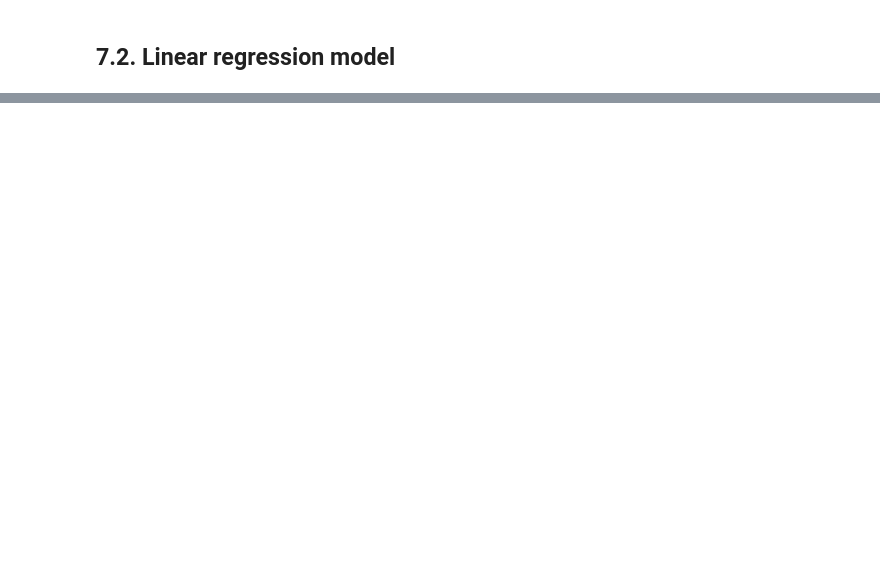
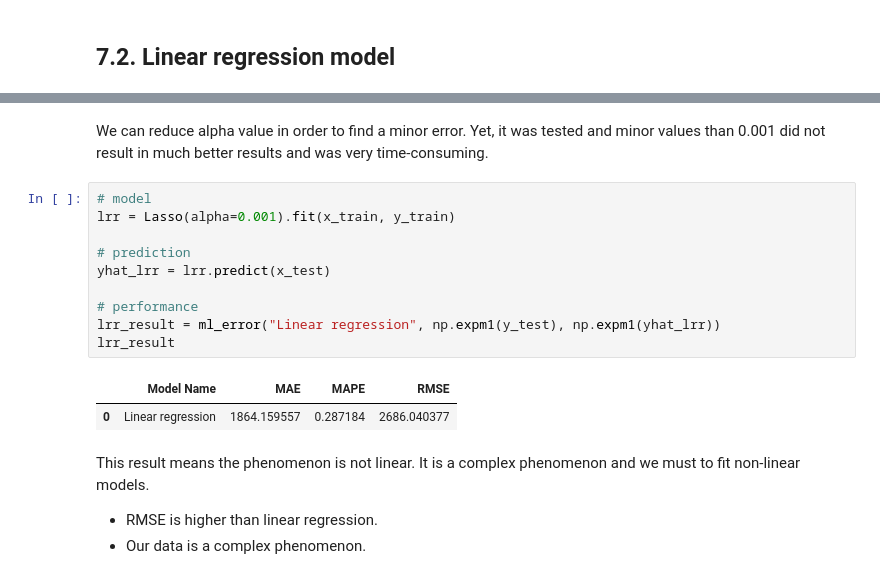
Before and after one commit to lucasquemelli/Rossman_Store_Sales, a Jupyter notebook: rossmann_store_sales.ipynb, the cells around one changed output, grey strips where cells are left out. Drawn from its saved outputs; the diff is of its cells as text; blank space fills up the shorter version.

```diff
--- a/rossmann_store_sales.ipynb
+++ b/rossmann_store_sales.ipynb
@@ -2026,0 +2041,20 @@ baseline_result
+# %% [markdown]
+We can reduce alpha value in order to find a minor error. Yet, it was tested and minor values than 0.001 did not result in much better results and was very time-consuming.
+# %%
+# model
+lrr = Lasso(alpha=0.001).fit(x_train, y_train)
+
+# prediction
+yhat_lrr = lrr.predict(x_test)
+
+# performance
+lrr_result = ml_error("Linear regression", np.expm1(y_test), np.expm1(yhat_lrr))
+lrr_result
+# %% [output]
+|  | Model Name | MAE | MAPE | RMSE |
+| 0 | Linear regression | 1864.159557 | 0.287184 | 2686.040377 |
+# %% [markdown]
+This result means the phenomenon is not linear. It is a complex phenomenon and we must to fit non-linear models.
+
+- RMSE is higher than linear regression.
+- Our data is a complex phenomenon.
```
Also changed, not shown: parts of 6 cells of this notebook.
